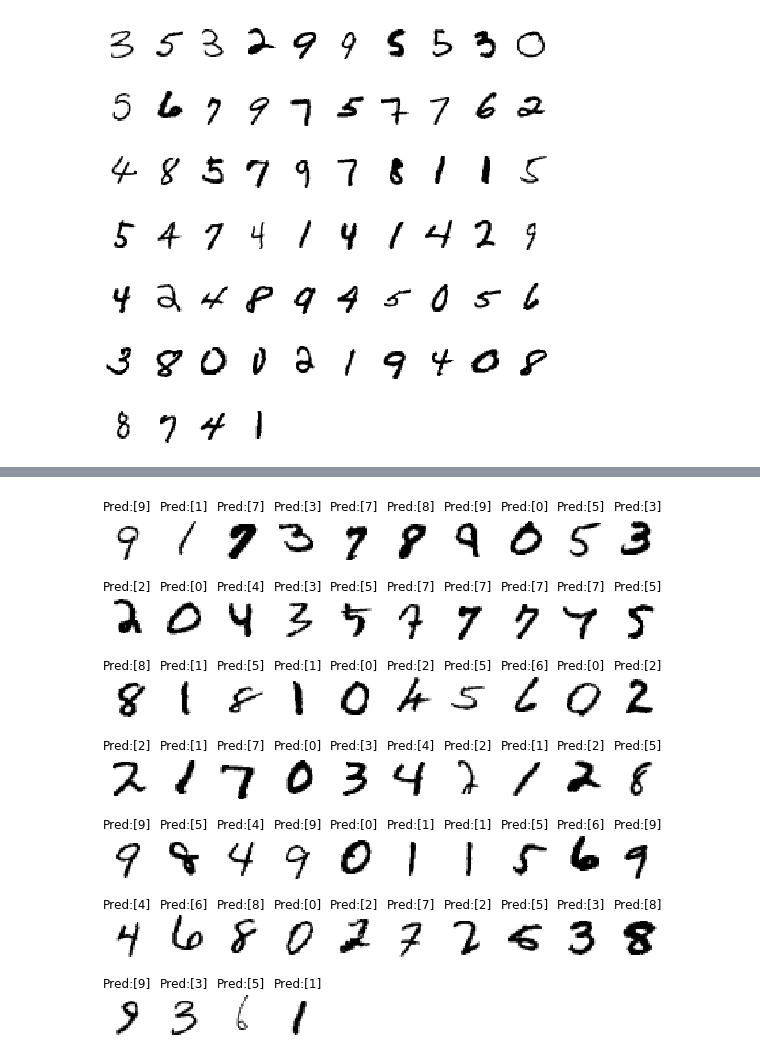
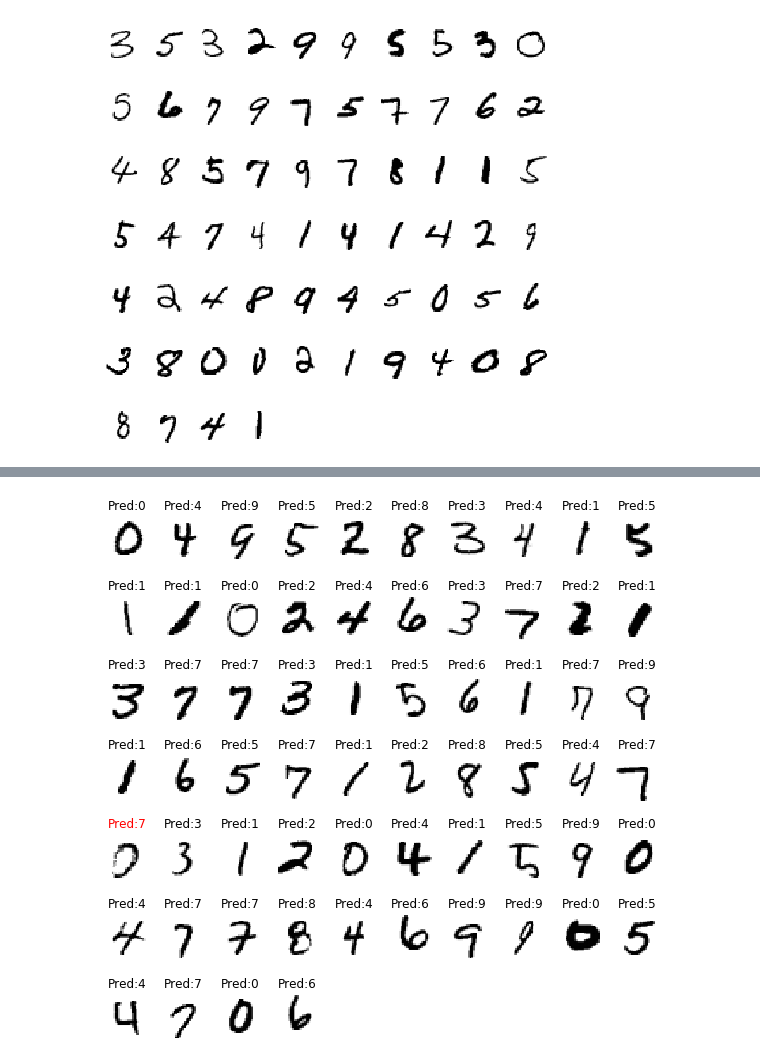
Before and after one commit to luutp/serviceBot, a Jupyter notebook: pytorch_mnist.ipynb, the cells around one changed output, grey strips where cells are left out. Drawn from its saved outputs; the diff is of its cells as text; code cells hidden in the pictures.

```diff
--- a/pytorch_mnist.ipynb
+++ b/pytorch_mnist.ipynb
@@ -274,6 +274,16 @@ def load_checkpoint(**kwargs):
     # ==== BEGIN ====
     checkpoint = torch.load(model_filepath, map_location = config.HARDWARE.DEVICE) # e.g., trained on GPU, load on CPU
     return checkpoint
+# =============================================================================
+def convert_state_dict(state_dict):
+#     Model saved in DataParallel return module. in state_dict.
+# This function remove 'module.' string in keywords
+    new_state_dict = {}
+    for key, val in state_dict.items():
+        if 'module' in key:
+            key = key.replace('module.','')
+        new_state_dict[key] = val
+    return new_state_dict
 # %% [markdown]
 # Design Model
 # %% [markdown]
@@ -551,24 +562,26 @@ for idx in range(nb_images):
 model = Net().to(config.HARDWARE.DEVICE)
 optimizer = optim.SGD(model.parameters(), lr = config.TRAIN.LR, momentum = config.TRAIN.MOMENTUM)
 ckpts_dict = load_checkpoint()
-model.load_state_dict(ckpts_dict['model_state_dict'])
+model.load_state_dict(convert_state_dict(ckpts_dict['model_state_dict']))
 optimizer.load_state_dict(ckpts_dict['optimizer_state_dict'])
-images, target = next(iter(test_loader))
+images, labels = next(iter(test_loader))
 model.eval()
 acc = 0
 with torch.no_grad():
     outputs = model(images.to(config.HARDWARE.DEVICE))
-    preds = outputs.argmax(dim=1, keepdim = True)
-    acc += preds.eq(target.to(config.HARDWARE.DEVICE).view_as(preds)).sum().item()
-
-nb_images = images.shape[0]
-print(acc/nb_images)
+    preds = outputs.argmax(dim=1, keepdim = True).cpu().numpy().flatten()
+labels = labels.cpu().numpy().flatten()
+acc = np.sum(preds == labels)/len(labels)
+print('Test Accuray: {}. Numbers of Correct Prediction: {}/{}'.format(acc, np.sum(preds==labels),len(labels)))
 figure = plt.figure(figsize = (10,10))
 nb_cols = 10
 nb_rows = np.ceil(nb_images/nb_cols)
-for idx, (img, pred) in enumerate(zip(images,preds)):
+for idx, (img, pred,target) in enumerate(zip(images,preds, labels)):
     plt.subplot(nb_rows, nb_cols, idx+1)
     plt.axis('off')
     plt.imshow(img.numpy().squeeze(), cmap='gray_r')
-    plt.title('Pred:{}'.format(pred.cpu().numpy()))
+    color = 'k'
+    if pred != target:
+        color = 'r'
+    plt.title('Pred:{}'.format(pred), color = color)
 # %% [output]
@@ -578,4 +591,4 @@ for idx, (img, pred) in enumerate(zip(images,preds)):
-[figure, old version]
+[figure, new version]
 # %%
 def plt_confusion_matrix(predicts, targets, **kwargs):
     """Plot confusion matrix for Y_label vs Y_predict
```
Also changed, not shown: parts of 6 cells of this notebook, 1 other file.
